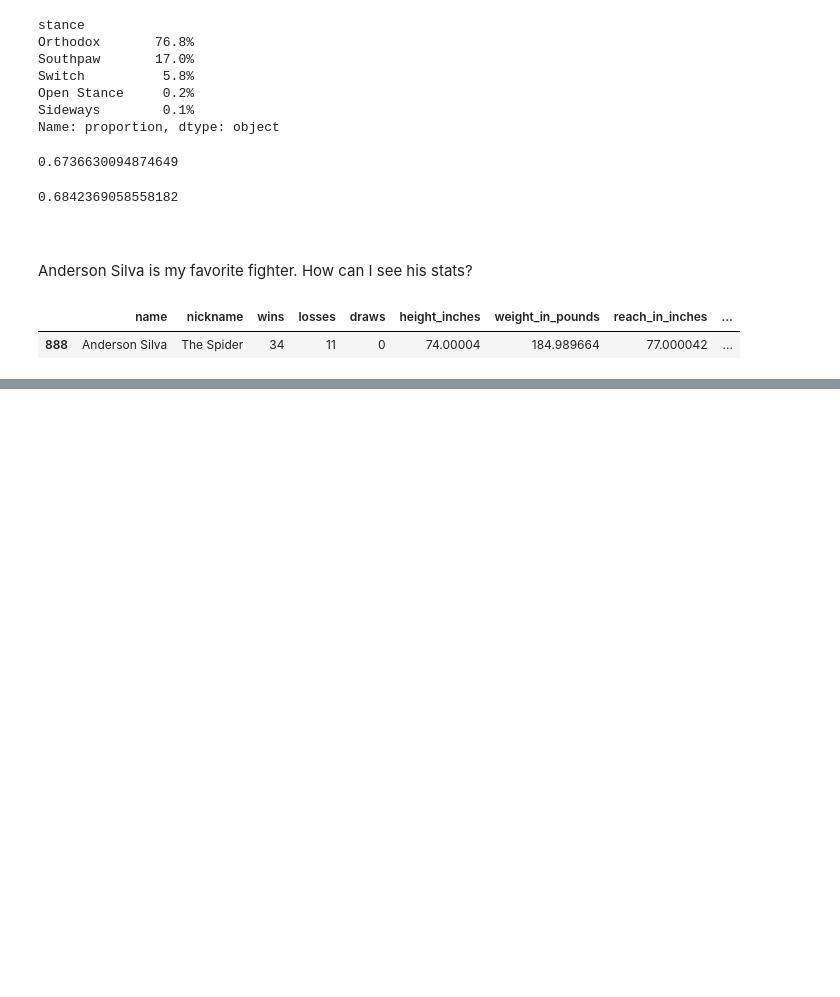
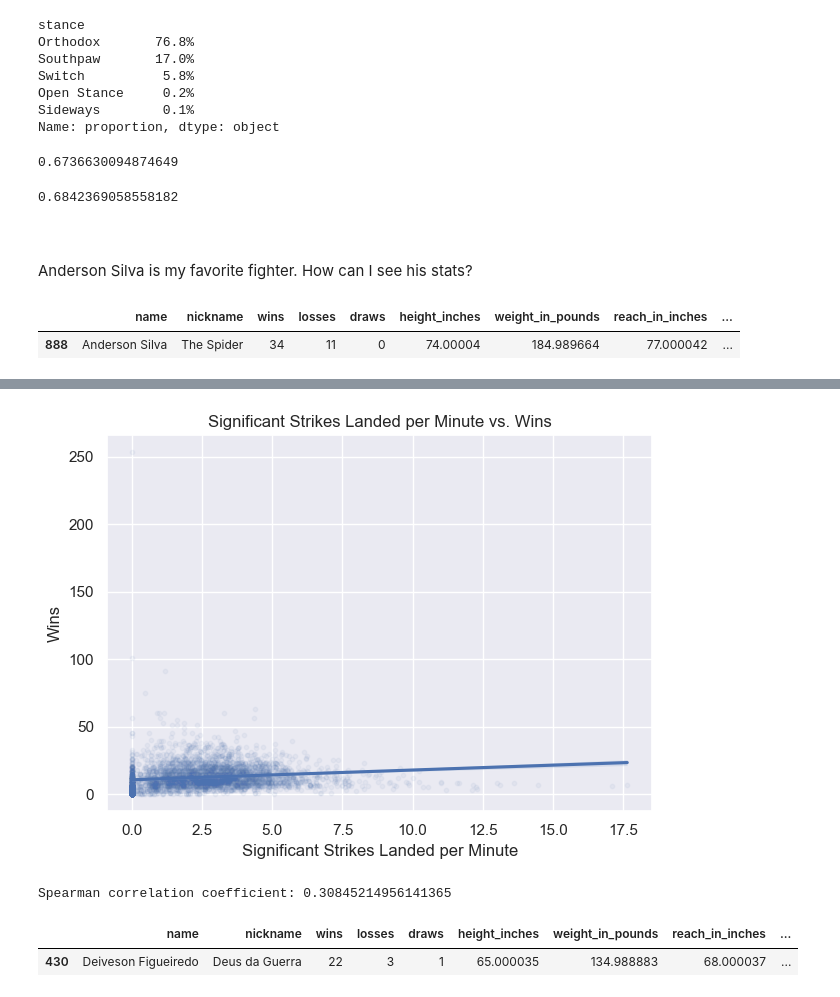
Before and after one commit to AlexShepherd/UFC-Data-Analysis, a Jupyter notebook: UFCProject.ipynb, the cells around one changed output, grey strips where cells are left out. Cells and saved outputs as stored; diff of their text form; code cells hidden in the pictures; blank space fills up the shorter version.

```diff
--- a/UFCProject.ipynb
+++ b/UFCProject.ipynb
@@ -186,0 +285,24 @@ data.loc[data['name'] == "Anderson Silva"]
+# %%
+sns.set(style="darkgrid")
+
+# Plotting a scatter plot with linear regression line, larger point size, and transparency
+sns.regplot(x='significant_strikes_landed_per_minute', y='wins', data=data, scatter_kws={'s':10, 'alpha':.05})
+plt.title('Significant Strikes Landed per Minute vs. Wins')
+plt.xlabel('Significant Strikes Landed per Minute')
+plt.ylabel('Wins')
+plt.grid(True)
+plt.tight_layout()
+plt.show()
+# %% [output]
+[figure, added]
+# %%
+spearman_correlation = data['significant_strikes_landed_per_minute'].corr(data['wins'], method='spearman')
+
+    print("Spearman correlation coefficient:", spearman_correlation)
+# %% [output]
+Spearman correlation coefficient: 0.30845214956141365
+# %%
+data.loc[data['name'] == "Deiveson Figueiredo"]
+# %% [output]
+|  | name | nickname | wins | losses | draws | height_inches | weight_in_pounds | reach_in_inches | ... |
+| 430 | Deiveson Figueiredo | Deus da Guerra | 22 | 3 | 1 | 65.000035 | 134.988883 | 68.000037 | ... |
```
Also changed, not shown: parts of 12 cells of this notebook.
